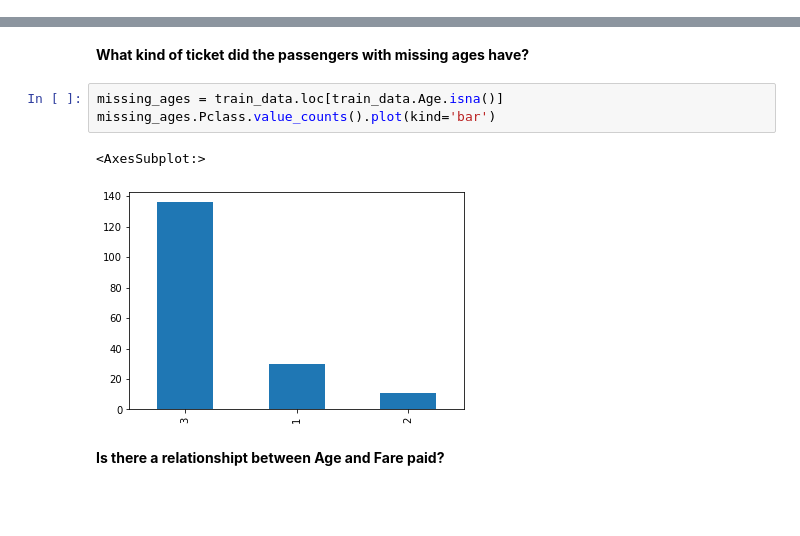
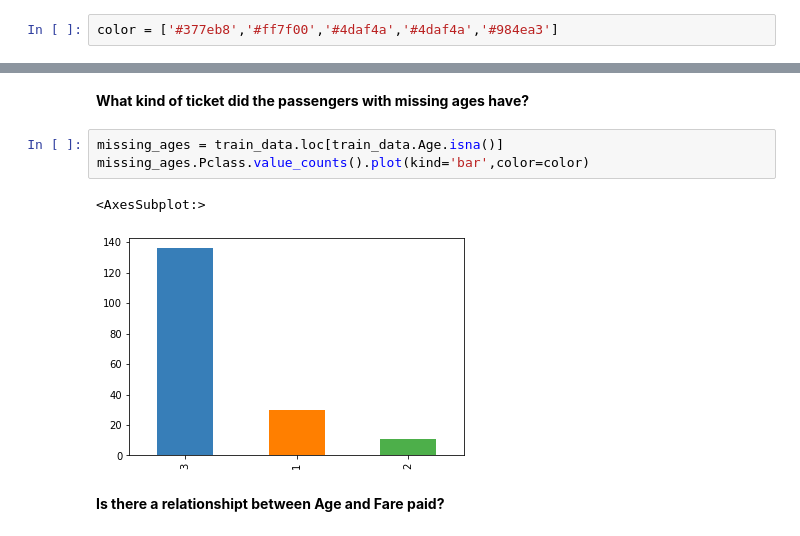
Before and after one commit to bperry555/kaggle, a Jupyter notebook: titanic/titanic.ipynb, the cells around one changed output, grey strips where cells are left out. Drawn from its saved outputs; the diff is of its cells as text; blank space fills up the shorter version.

```diff
--- a/titanic/titanic.ipynb
+++ b/titanic/titanic.ipynb
@@ -58,5 +117,7 @@ Data columns (total 12 columns):
  11  Embarked     889 non-null    object
 dtypes: float64(2), int64(5), object(5)
 memory usage: 83.7+ KB
+# %%
+color = ['#377eb8','#ff7f00','#4daf4a','#4daf4a','#984ea3']
 # %%
 from pandas.plotting import scatter_matrix
@@ -240,10 +332,10 @@ plt.legend(('1st', '2nd', '3rd'))
 **What kind of ticket did the passengers with missing ages have?**
 # %%
 missing_ages = train_data.loc[train_data.Age.isna()]
-missing_ages.Pclass.value_counts().plot(kind='bar')
+missing_ages.Pclass.value_counts().plot(kind='bar',color=color)
 # %% [output]
 <AxesSubplot:>
-[figure, old version]
+[figure, new version]
 # %% [markdown]
 **Is there a relationshipt between Age and Fare paid?**
 # %%
```
Also changed, not shown: parts of 37 cells of this notebook.
